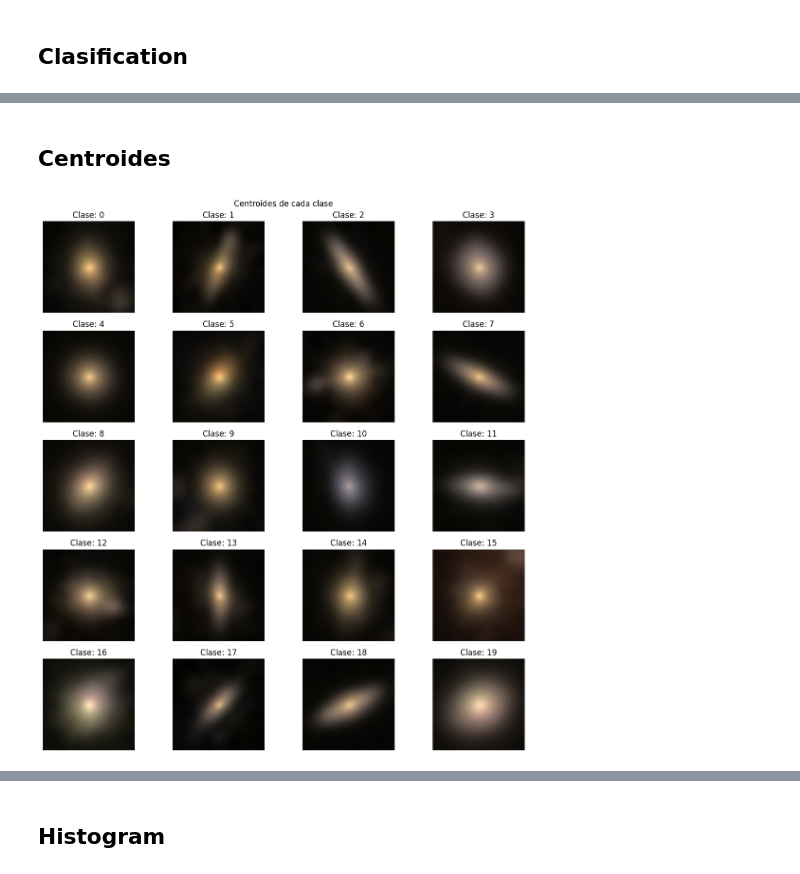
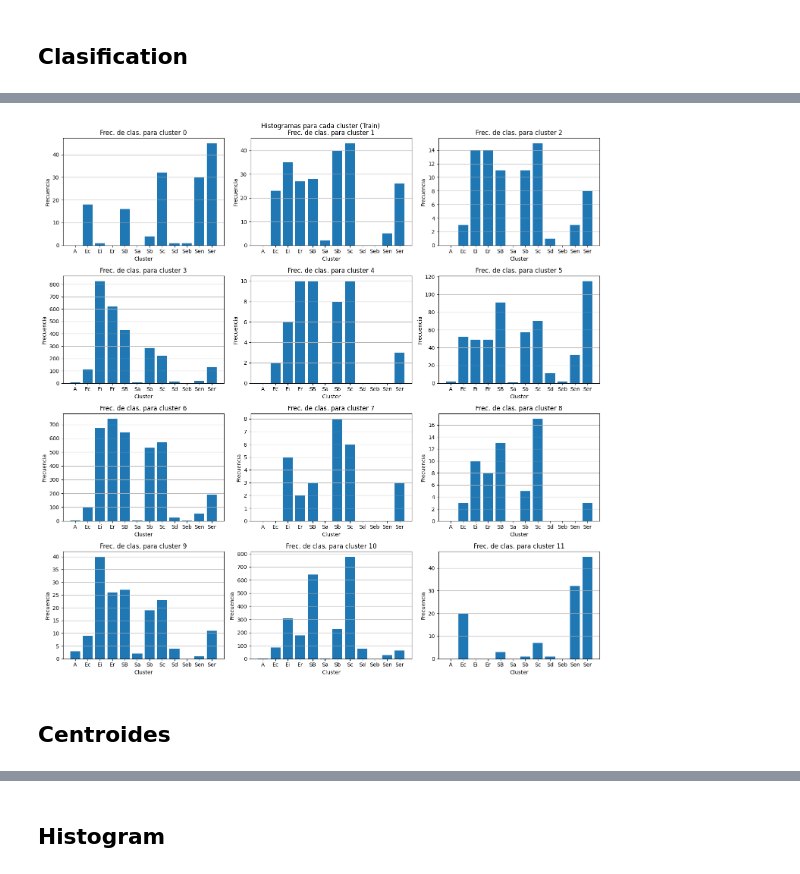
Before and after one commit to Tonathiu-Pina/Classify_galaxies_with_Unsupervised_and_Supervised_learning, a Jupyter notebook: Unsupervised_ML/1_Apply_K-Means.ipynb, the cells around one changed output, grey strips where cells are left out. Cells and saved outputs as stored; diff of their text form; code cells hidden in the pictures.

```diff
--- a/Unsupervised_ML/1_Apply_K-Means.ipynb
+++ b/Unsupervised_ML/1_Apply_K-Means.ipynb
@@ -246,0 +394,5 @@ scaler = joblib.load(root_scaler)
+# %%
+# Load the training and testing log data from Google Drive
+
+log_data_train = load_logdata('train')  # Load the log data for the training set
+log_data_test = load_logdata('test')    # Load the log data for the testing set
@@ -260,15 +451,15 @@ Shape: (10000, 75)
 ## Train k mean
 # %%
 # Define the number of clusters for K-Means clustering
-clusters = 20
+n_clusters = len(log_data_train['gz2_class'].unique())
 
 # Train a MiniBatchKMeans model for clustering the PCA-transformed training data
 Kmeans_model = MiniBatchKMeans(
-    n_clusters=clusters,  # Number of clusters to identify
-    batch_size=250,  # Number of samples processed per iteration (helps with large datasets)
-    random_state=13,  # Ensures reproducibility of results
-    max_iter=500,  # Maximum number of iterations for convergence
-    init='k-means++'  # Smart initialization to improve convergence speed
-).fit(train_data)  # Fit the model on the PCA-transformed training data
+    n_clusters = n_clusters,  # Number of clusters to identify
+    batch_size = 250,         # Number of samples processed per iteration (helps with large datasets)
+    random_state = 13,        # Ensures reproducibility of results
+    max_iter = 500,           # Maximum number of iterations for convergence
+    init = 'k-means++'        # Smart initialization to improve convergence speed
+).fit(train_data)             # Fit the model on the PCA-transformed training data
 # %% [markdown]
 ## Clasification
@@ -276,0 +466,9 @@ labels = Kmeans_model.predict(train_data)
+# %%
+# Predict the cluster labels for the training data using the KMeans model
+labels = Kmeans_model.predict(train_data)
+
+# Add the predicted labels (cluster assignments) to the log data DataFrame
+log_data_train['prediction'] = labels
+
+# Display the first few rows of the updated DataFrame to verify the changes
+log_data_train.head()
@@ -277,3 +482,8 @@ labels = Kmeans_model.predict(train_data)
+# %%
+# Generate histograms for each cluster showing the distribution of galaxy classes in the training dataset
+clusters_histograms(log_data_train,'Train')
+# %% [output]
+[figure, added]
 # %% [markdown]
 ## Centroides
 # %%
@@ -282,8 +492,3 @@ centroides = Kmeans_model.cluster_centers_
 
 # Convert the PCA-reduced centroids back to the original image space
 centroides_normalizados = reconverter(centroides)
-# %%
-clusters=20
-grafica_centroides(centroides_normalizados)
-# %% [output]
-[figure, removed]
```
Also changed, not shown: parts of 33 cells of this notebook.
